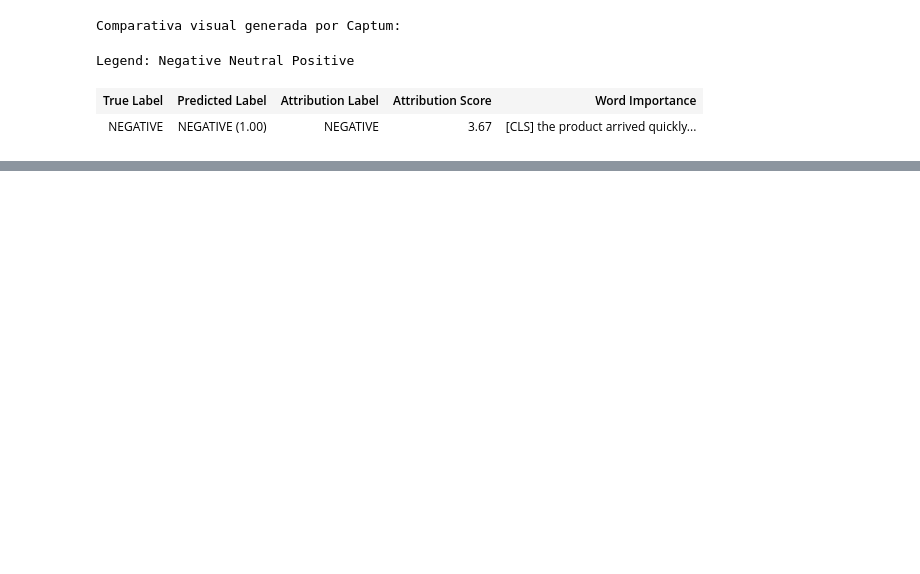
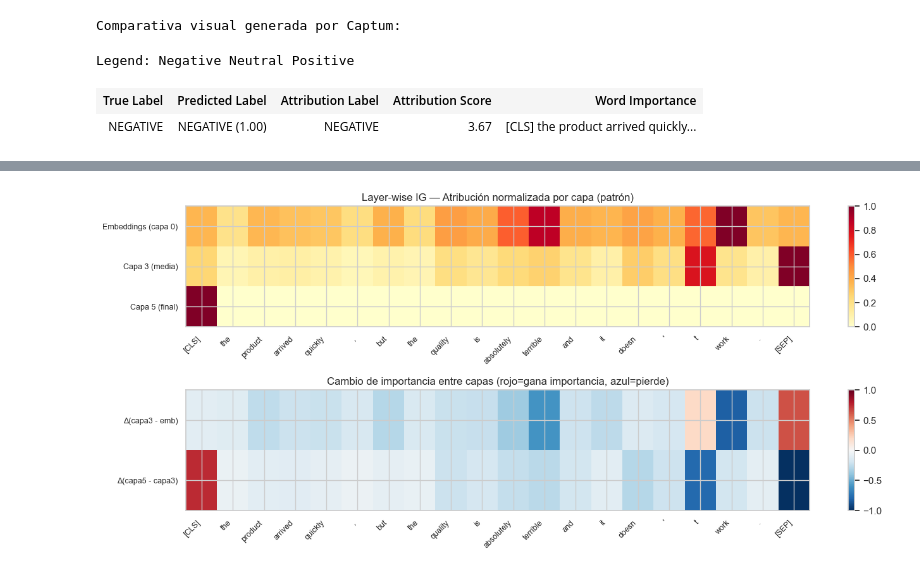
Before and after one commit to NadiaTamayo15/ColegiodeMatematicasBourbaki, a Jupyter notebook: Curso-Interpretabilidad/Semana02-IntegratedGradientDescents/O1-IntegratedGradientDescents.ipynb, the cells around one changed output, grey strips where cells are left out. Drawn from its saved outputs; the diff is of its cells as text; code cells hidden in the pictures; blank space fills up the shorter version.

```diff
--- a/Curso-Interpretabilidad/Semana02-IntegratedGradientDescents/O1-IntegratedGradientDescents.ipynb
+++ b/Curso-Interpretabilidad/Semana02-IntegratedGradientDescents/O1-IntegratedGradientDescents.ipynb
@@ -559,0 +612,8 @@ Legend: Negative Neutral Positive
+# %%
+# Para DistilBert, el atributo es .distilbert en lugar de .bert
+# Capa de Embeddings (Nivel bajo: palabras/tokens)
+
+lig_input = LayerIntegratedGradients(forward_func, model.distilbert.embeddings)
+lig_emb = LayerIntegratedGradients(forward_func, model.distilbert.embeddings)
+lig_mid = LayerIntegratedGradients(forward_func,  model.distilbert.transformer.layer[3])
+lig_top = LayerIntegratedGradients(forward_func, model.distilbert.transformer.layer[5])
@@ -559,0 +652,36 @@ Legend: Negative Neutral Positive
+# %%
+# Heatmap: filas = capas, columnas = tokens
+import numpy as np
+
+matrix = np.array([v for v in atribuciones_por_capa.values()])  # (3, seq_len)
+nombres_capas = list(atribuciones_por_capa.keys())
+
+# Normalizar cada fila independientemente para comparar patrones (no magnitud)
+matrix_norm = matrix / (matrix.max(axis=1, keepdims=True) + 1e-8)
+
+fig, axes = plt.subplots(2, 1, figsize=(14, 6))
+
+# Heatmap normalizado (comparar distribución por capa)
+im1 = axes[0].imshow(matrix_norm, cmap='YlOrRd', aspect='auto')
+axes[0].set_xticks(range(len(clean_tokens)))
+axes[0].set_xticklabels(clean_tokens, rotation=45, ha='right', fontsize=9)
+axes[0].set_yticks(range(len(nombres_capas)))
+axes[0].set_yticklabels(nombres_capas, fontsize=9)
+axes[0].set_title('Layer-wise IG — Atribución normalizada por capa (patrón)')
+plt.colorbar(im1, ax=axes[0])
+
+# Heatmap de diferencias entre capas
+diff = np.diff(matrix_norm, axis=0)  # (2, seq_len) — cambio entre capas
+im2 = axes[1].imshow(diff, cmap='RdBu_r', aspect='auto',
+                     vmin=-np.abs(diff).max(), vmax=np.abs(diff).max())
+axes[1].set_xticks(range(len(clean_tokens)))
+axes[1].set_xticklabels(clean_tokens, rotation=45, ha='right', fontsize=9)
+axes[1].set_yticks(range(2))
+axes[1].set_yticklabels(['Δ(capa3 - emb)', 'Δ(capa5 - capa3)'], fontsize=9)
+axes[1].set_title('Cambio de importancia entre capas (rojo=gana importancia, azul=pierde)')
+plt.colorbar(im2, ax=axes[1])
+
+plt.tight_layout()
+plt.show()
+# %% [output]
+[figure, added]
```
Also changed, not shown: parts of 7 cells of this notebook.
